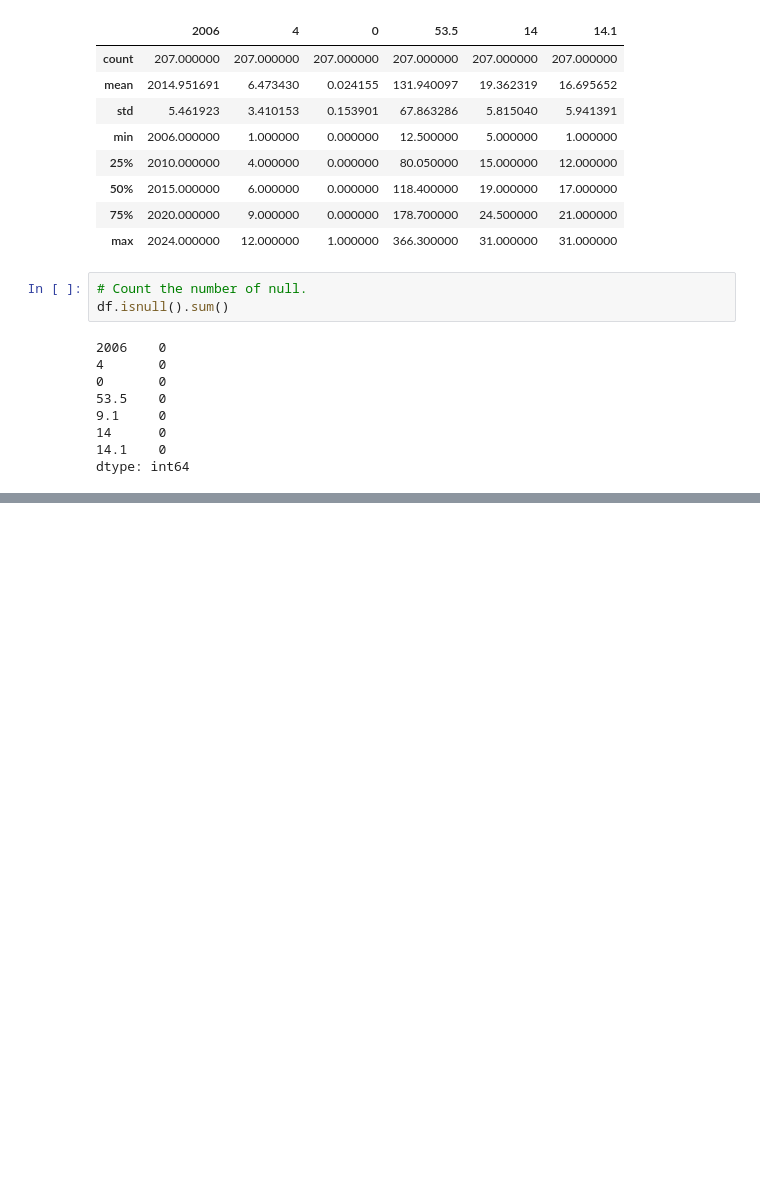
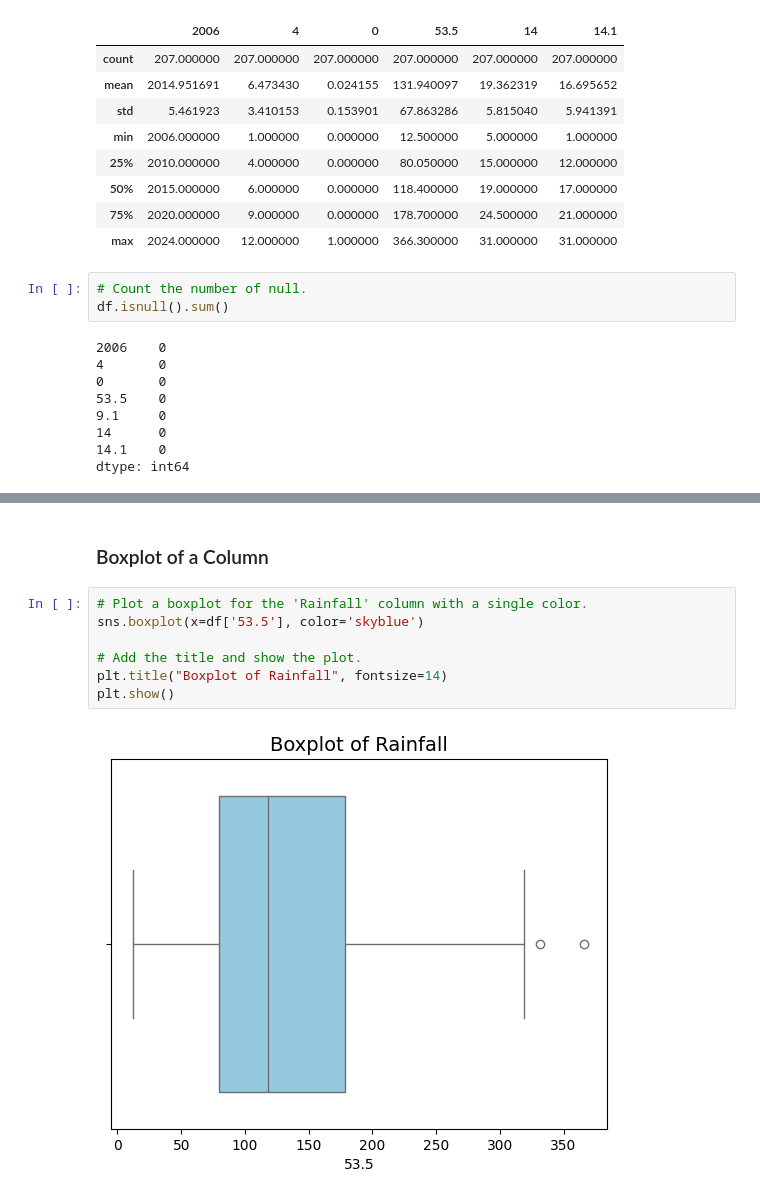
Before and after one commit to CarlosRigueti/Practical-Assignments, a Jupyter notebook: bigproject.ipynb/bigproject.ipynb, the cells around one changed output, grey strips where cells are left out. Drawn from its saved outputs; the diff is of its cells as text; blank space fills up the shorter version.

```diff
--- a/bigproject.ipynb/bigproject.ipynb
+++ b/bigproject.ipynb/bigproject.ipynb
@@ -90,0 +200,11 @@ dtype: int64
+# %% [markdown]
+### Boxplot of a Column
+# %%
+# Plot a boxplot for the 'Rainfall' column with a single color.
+sns.boxplot(x=df['53.5'], color='skyblue')
+
+# Add the title and show the plot.
+plt.title("Boxplot of Rainfall", fontsize=14)
+plt.show()
+# %% [output]
+[figure, added]
```
Also changed, not shown: parts of 32 cells of this notebook.
